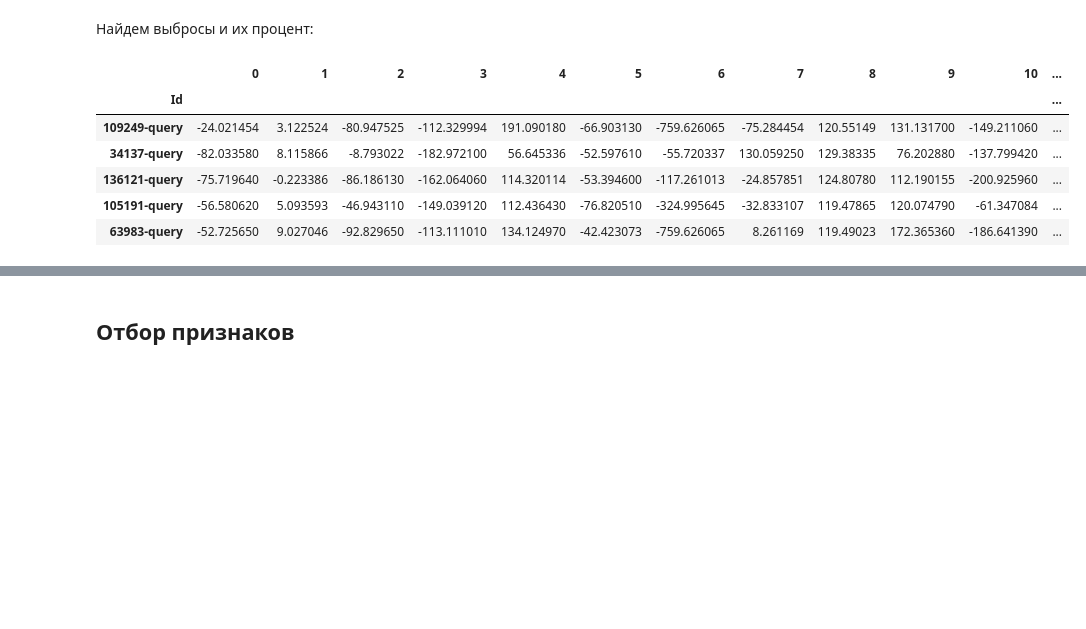
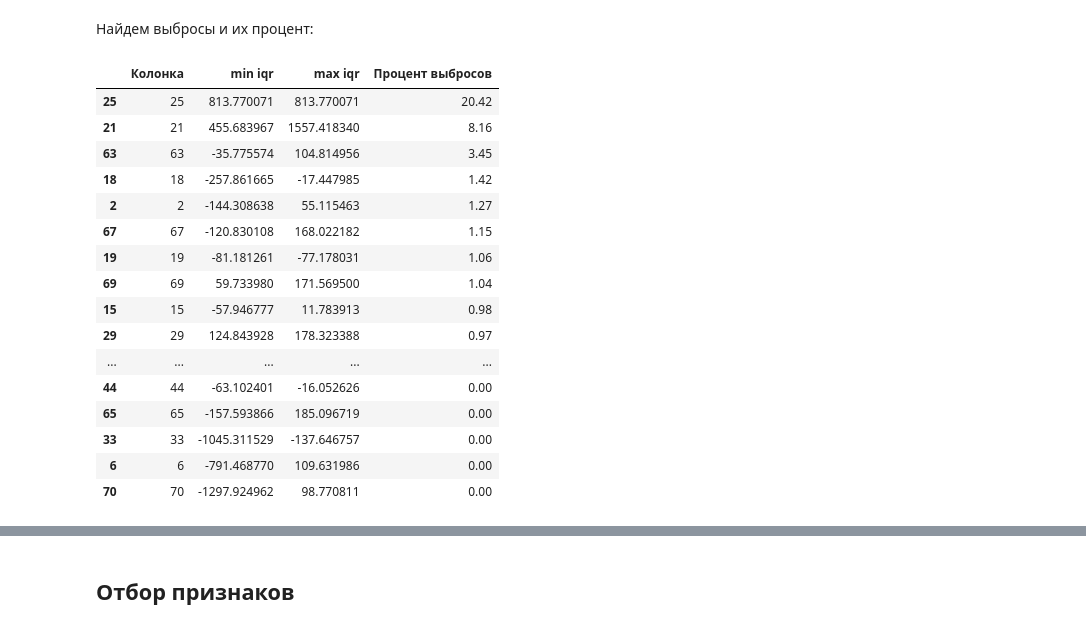
Before and after one commit to 9yx/matching, a Jupyter notebook: matching.ipynb, the cells around one changed output, grey strips where cells are left out. Drawn from its saved outputs; the diff is of its cells as text; code cells hidden in the pictures; blank space fills up the shorter version.

```diff
--- a/matching.ipynb
+++ b/matching.ipynb
@@ -266,14 +266,15 @@ def iqr_1_5(df, column):
     describe = df[column].describe()
     min_iqr = get_min_iqr(describe)
     max_iqr = get_max_iqr(describe)
-    ratio = (df[df[column] < min_iqr][column].count() + df[df[column] > max_iqr][column].count())/len(df)
-    print(f'Колонка: \'{column}\':')
-    print("«Усы» простираются влево от", round(min_iqr, 3), "до", round(max_iqr, 3), "справа, процент", ratio)
+    ratio = ((df[df[column] < min_iqr][column].count() + df[df[column] > max_iqr][column].count())/len(df)) * 100
+    return {"Колонка": column, "min iqr": min_iqr, "max iqr": max_iqr, "Процент выбросов": round(ratio, 2)}
 
 def quantitative_info(df):
+    data = []
     # для количественного признака
     for column in df.loc[:, df.columns !='id'].select_dtypes(include='number').columns.tolist():
-        iqr_1_5(df, column)
+        data.append(iqr_1_5(df, column))
+    return pd.DataFrame(data)
 # %% [markdown]
 Посмотрим на процент уникальных значений:
 # %%
@@ -307,12 +312,22 @@ plot_boxplots(df_base, df_base.columns, 9, 8)
 # %% [markdown]
 Найдем выбросы и их процент:
 # %%
-quantitative_info(df_base)
+quantitative_info(df_base).sort_values(by="Процент выбросов", ascending=False)
 # %% [output]
-|  | 0 | 1 | 2 | 3 | 4 | 5 | 6 | 7 | 8 | 9 | 10 | ... |
-| Id |  |  |  |  |  |  |  |  |  |  |  | ... |
-| 109249-query | -24.021454 | 3.122524 | -80.947525 | -112.329994 | 191.090180 | -66.903130 | -759.626065 | -75.284454 | 120.55149 | 131.131700 | -149.211060 | ... |
-| 34137-query | -82.033580 | 8.115866 | -8.793022 | -182.972100 | 56.645336 | -52.597610 | -55.720337 | 130.059250 | 129.38335 | 76.202880 | -137.799420 | ... |
-| 136121-query | -75.719640 | -0.223386 | -86.186130 | -162.064060 | 114.320114 | -53.394600 | -117.261013 | -24.857851 | 124.80780 | 112.190155 | -200.925960 | ... |
-| 105191-query | -56.580620 | 5.093593 | -46.943110 | -149.039120 | 112.436430 | -76.820510 | -324.995645 | -32.833107 | 119.47865 | 120.074790 | -61.347084 | ... |
-| 63983-query | -52.725650 | 9.027046 | -92.829650 | -113.111010 | 134.124970 | -42.423073 | -759.626065 | 8.261169 | 119.49023 | 172.365360 | -186.641390 | ... |
+|  | Колонка | min iqr | max iqr | Процент выбросов |
+| 25 | 25 | 813.770071 | 813.770071 | 20.42 |
+| 21 | 21 | 455.683967 | 1557.418340 | 8.16 |
+| 63 | 63 | -35.775574 | 104.814956 | 3.45 |
+| 18 | 18 | -257.861665 | -17.447985 | 1.42 |
+| 2 | 2 | -144.308638 | 55.115463 | 1.27 |
+| 67 | 67 | -120.830108 | 168.022182 | 1.15 |
+| 19 | 19 | -81.181261 | -77.178031 | 1.06 |
+| 69 | 69 | 59.733980 | 171.569500 | 1.04 |
+| 15 | 15 | -57.946777 | 11.783913 | 0.98 |
+| 29 | 29 | 124.843928 | 178.323388 | 0.97 |
+| ... | ... | ... | ... | ... |
+| 44 | 44 | -63.102401 | -16.052626 | 0.00 |
+| 65 | 65 | -157.593866 | 185.096719 | 0.00 |
+| 33 | 33 | -1045.311529 | -137.646757 | 0.00 |
+| 6 | 6 | -791.468770 | 109.631986 | 0.00 |
+| 70 | 70 | -1297.924962 | 98.770811 | 0.00 |
```
Also changed, not shown: parts of 6 cells of this notebook.
